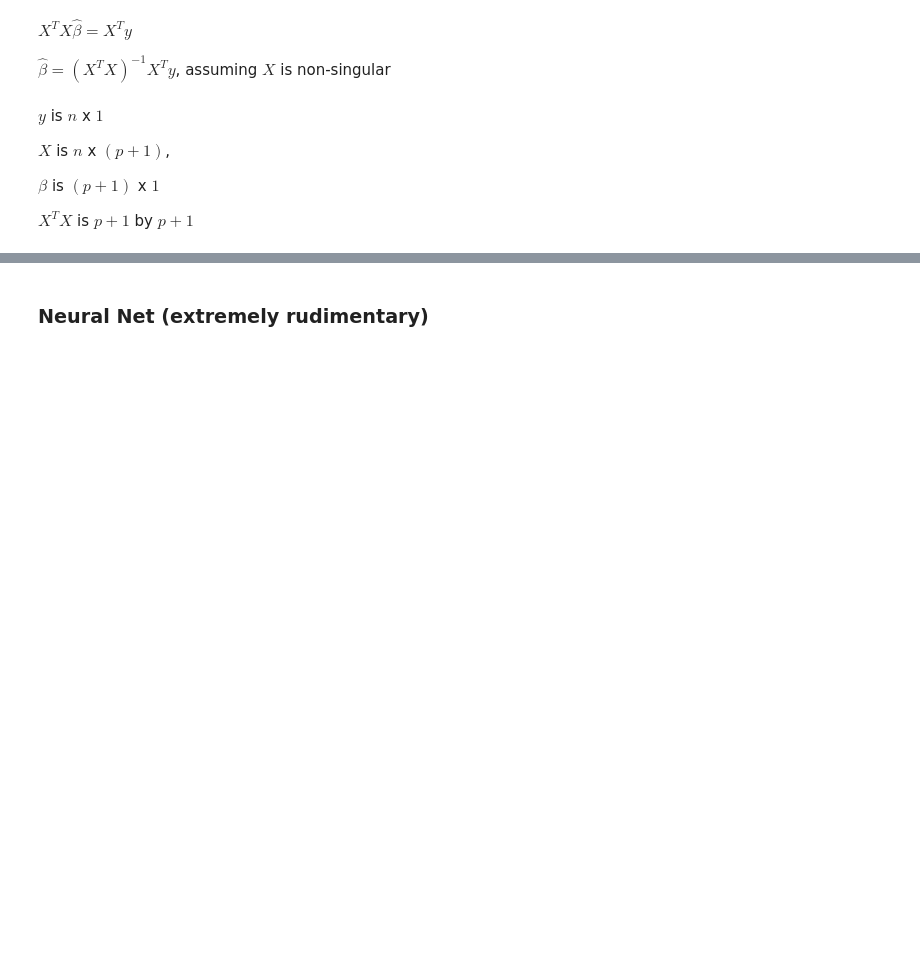
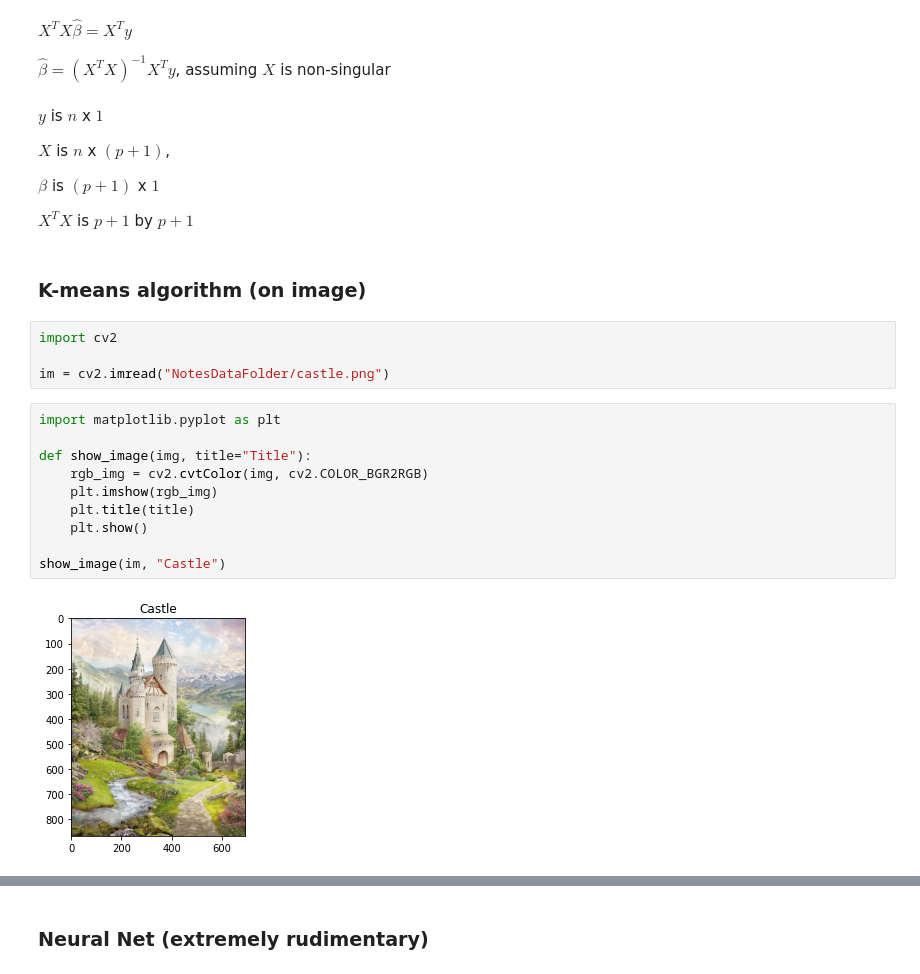
Before and after one commit to JamieAlizadeh/Notes, a Jupyter notebook: Notes.ipynb, the cells around one changed output, grey strips where cells are left out. Drawn from its saved outputs; the diff is of its cells as text; blank space fills up the shorter version.

```diff
--- a/Notes.ipynb
+++ b/Notes.ipynb
@@ -1289,3 +1333,21 @@ $X$ is $n$ x $(p+1)$,
 $\beta$ is $(p+1)$ x $1$
 
 $X^T X$ is $p+1$ by $p+1$
+# %% [markdown]
+### K-means algorithm (on image)
+# %%
+import cv2
+
+im = cv2.imread("NotesDataFolder/castle.png")
+# %%
+import matplotlib.pyplot as plt
+
+def show_image(img, title="Title"):
+    rgb_img = cv2.cvtColor(img, cv2.COLOR_BGR2RGB)
+    plt.imshow(rgb_img)
+    plt.title(title)
+    plt.show()
+
+show_image(im, "Castle")
+# %% [output]
+[figure, added]
```
Also changed, not shown: parts of 50 cells of this notebook.
